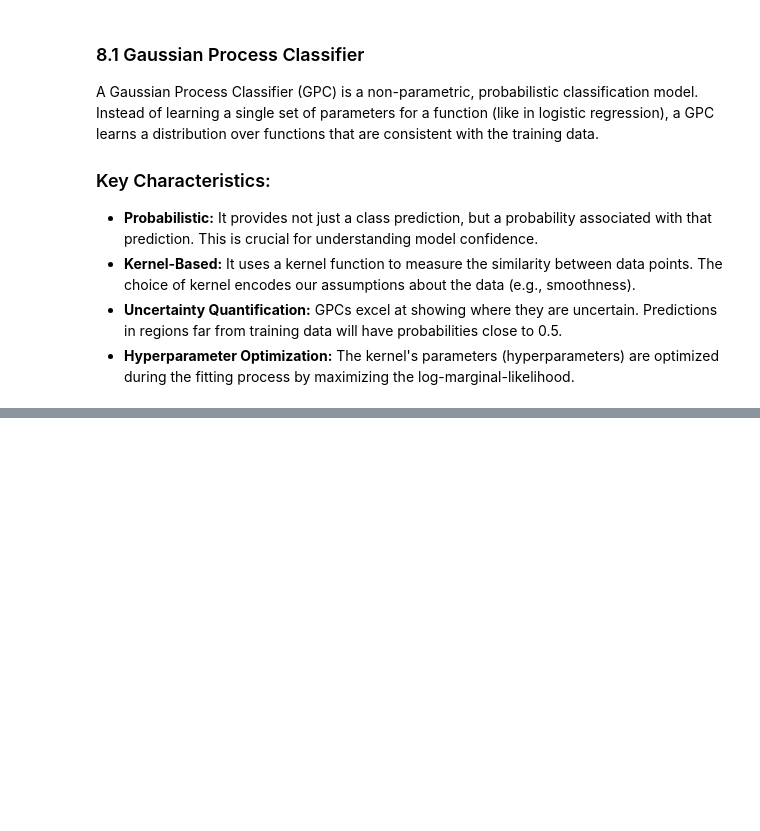
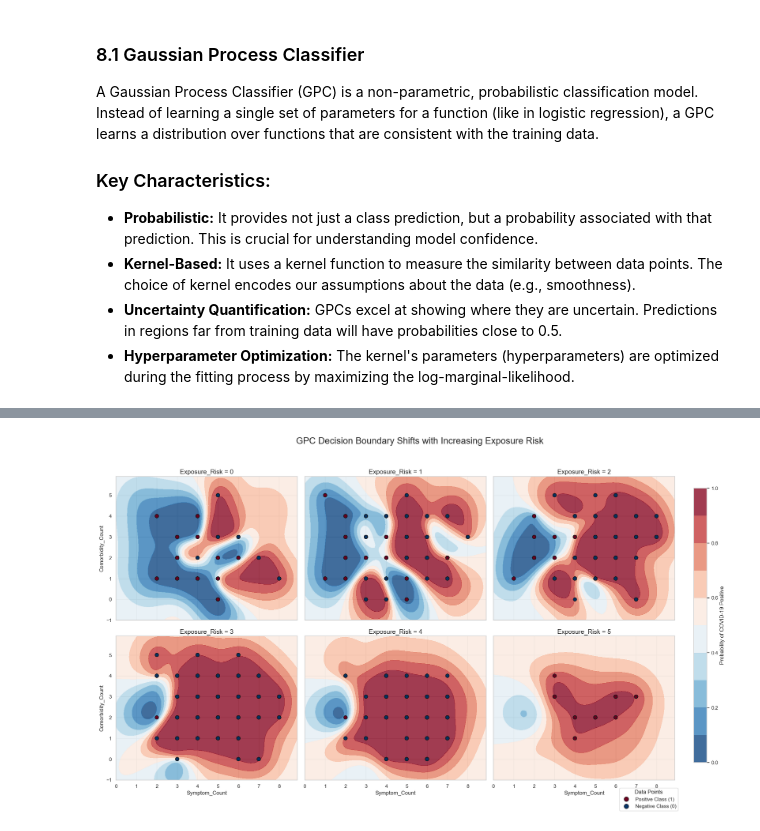
Before and after one commit to IzamAriff/BDA_PROJECT, a Jupyter notebook: main.ipynb, the cells around one changed output, grey strips where cells are left out. Saved outputs shown, nothing was run; the diff lists cells and outputs as text; code cells hidden in the pictures; blank space fills up the shorter version.

```diff
--- a/main.ipynb
+++ b/main.ipynb
@@ -991,0 +1099,84 @@ KeyError: "['Sore_throat', 'Fatigue'] not in index"
+# %%
+# --- 7. Grid Visualization of Decision Boundaries by Exposure Risk ---
+
+print("\n--- Visualizing Decision Boundary Grid by Exposure Risk Level ---")
+
+import matplotlib.pyplot as plt
+import numpy as np
+import pandas as pd
+from matplotlib.lines import Line2D
+
+# --- Assuming 'gpc', 'X_train', 'y_train' are pre-loaded ---
+
+# 1. Set up the plot grid (2 rows, 3 columns)
+fig, axes = plt.subplots(2, 3, figsize=(20, 12), sharex=True, sharey=True)
+# Flatten the 2x3 grid of axes into a 1D array for easy looping
+axes = axes.ravel()
+
+# Define the features for the axes and the feature to iterate over
+feature_1_name = 'Symptom_Count'
+feature_2_name = 'Comorbidity_Count'
+fixed_feature_name = 'Exposure_Risk'
+exposure_levels = range(6) # An array from 0 to 5
+
+# 2. Create a single meshgrid for all plots to ensure consistent axes
+# Use a fine step for a smooth probability contour
+x_min, x_max = X_train[feature_1_name].min() - 1, X_train[feature_1_name].max() + 1
+y_min, y_max = X_train[feature_2_name].min() - 1, X_train[feature_2_name].max() + 1
+xx, yy = np.meshgrid(np.arange(x_min, x_max, 0.1),
+                     np.arange(y_min, y_max, 0.1))
+
+# 3. Loop through each exposure level and create a subplot
+for i, level in enumerate(exposure_levels):
+    ax = axes[i]
+
+    # Create a DataFrame with all grid points, fixing the exposure risk level
+    grid_df = pd.DataFrame({feature_1_name: xx.ravel(), feature_2_name: yy.ravel()})
+    grid_df[fixed_feature_name] = level
+    predict_input_df = grid_df[X_train.columns]
+
+    # Predict the probabilities on the grid for the current level
+    Z = gpc.predict_proba(predict_input_df)[:, 1]
+    Z = Z.reshape(xx.shape)
+
+    # Plot the probability contour on the current subplot
+    # Using a fixed set of levels ensures the color scale is consistent
+    contour = ax.contourf(xx, yy, Z, cmap=plt.cm.RdBu_r, alpha=0.8, levels=np.linspace(0, 1, 11))
+
+    # Filter and plot the actual training data points that have this exposure level
+    train_slice = X_train[X_train[fixed_feature_name] == level]
+    y_slice = y_train[X_train[fixed_feature_name] == level]
+    ax.scatter(train_slice[feature_1_name], train_slice[feature_2_name], c=y_slice,
+               cmap=plt.cm.RdBu, edgecolors='k', s=60)
+
+    # Set the title for each subplot
+    ax.set_title(f'{fixed_feature_name} = {level}', fontsize=14)
+
+    # Set axis labels only on the outer plots to reduce clutter
+    if i // 3 == 1:  # Bottom row
+        ax.set_xlabel(feature_1_name, fontsize=12)
+    if i % 3 == 0:  # Left-most column
+        ax.set_ylabel(feature_2_name, fontsize=12)
+
+# 4. Finalize the overall figure
+# Add a single, descriptive title for the entire grid
+fig.suptitle('GPC Decision Boundary Shifts with Increasing Exposure Risk', fontsize=20)
+
+# Adjust layout to prevent titles/labels from overlapping
+fig.tight_layout(rect=[0, 0.05, 0.9, 0.95])
+
+# Add a single, shared colorbar for all subplots
+cbar_ax = fig.add_axes([0.92, 0.15, 0.02, 0.7])
+fig.colorbar(contour, cax=cbar_ax, label='Probability of COVID-19 Positive')
+
+# Add a single, shared legend for the class colors
+legend_elements = [
+    Line2D([0], [0], marker='o', color='w', label='Positive Class (1)',
+           markerfacecolor=plt.cm.RdBu_r(0.99), markeredgecolor='k', markersize=10),
+    Line2D([0], [0], marker='o', color='w', label='Negative Class (0)',
+           markerfacecolor=plt.cm.RdBu_r(0.01), markeredgecolor='k', markersize=10)
+]
+fig.legend(handles=legend_elements, loc='lower right', bbox_to_anchor=(0.9, 0.02), title="Data Points")
+
+plt.show()
+# %% [output]
@@ -992,3 +1184,4 @@ KeyError: "['Sore_throat', 'Fatigue'] not in index"
+[figure, added]
 # %% [markdown]
 #### Summary GPC
 
```
Also changed, not shown: parts of 17 cells of this notebook.
